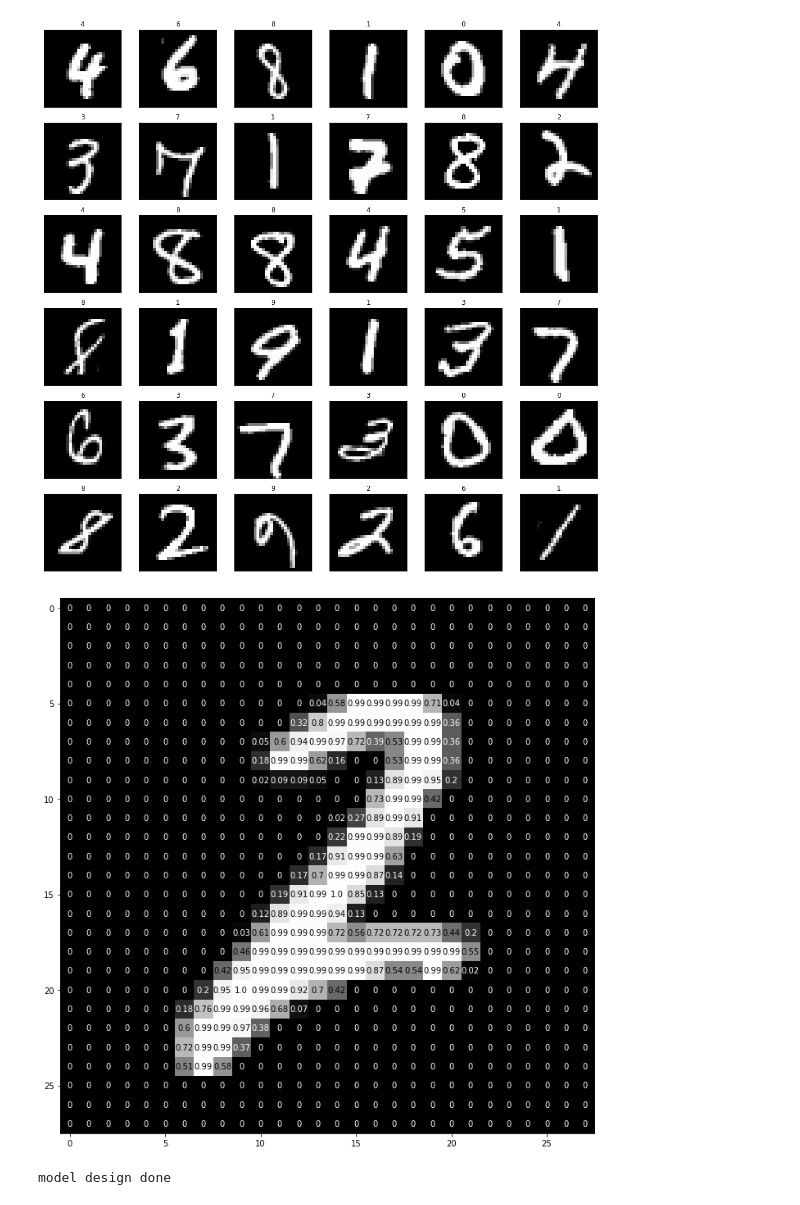
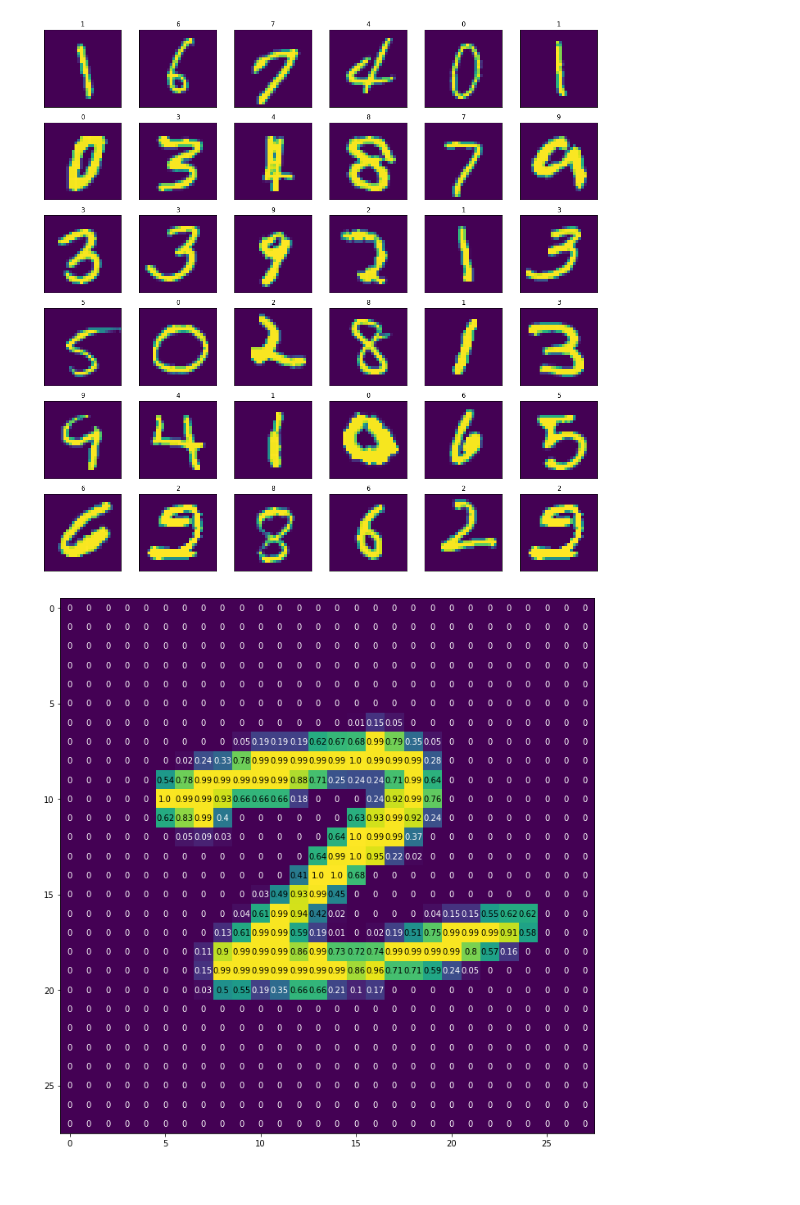
Before and after one commit to face22/lecture, a Jupyter notebook: mnist_mlp.ipynb, the cells around one changed output. Saved outputs shown, nothing was run; the diff lists cells and outputs as text; code cells hidden in the pictures.

```diff
--- a/mnist_mlp.ipynb
+++ b/mnist_mlp.ipynb
@@ -56,0 +3,25 @@ data loading done
+# %%
+# 필기체 수자 MNIST MLP 모델
+
+# Reference : tensorflow.org
+
+import tensorflow as tf
+from tensorflow import keras
+
+print('TensorFlow version: {}'.format(tf.__version__))
+
+mnist = keras.datasets.mnist
+(train_images, train_labels), (test_images, test_labels) = mnist.load_data()
+
+# scale the values to 0.0 to 1.0
+train_images = train_images / 255.0
+test_images = test_images / 255.0
+
+# reshape for feeding into the model
+train_images = train_images.reshape(train_images.shape[0], 28, 28, 1)
+test_images = test_images.reshape(test_images.shape[0], 28, 28, 1)
+
+class_names = ['0', '1', '2', '3', '4', '5', '6', '7', '8', '9']
+
+print('\ntrain_images.shape: {}, of {}'.format(train_images.shape, train_images.dtype))
+print('test_images.shape: {}, of {}'.format(test_images.shape, test_images.dtype))
@@ -57,58 +33,32 @@ data loading done
 # %%
-# obtain one batch of training images
+# MINST 보기
 import numpy as np
-dataiter = iter(train_loader)
-images, labels = dataiter.next()
-images = images.numpy()
+import matplotlib.pyplot as plt
 
 # plot 18" x 18"
 fig = plt.figure(figsize=(18, 18))
 for idx in range(36):
+    id = np.random.randint(60000)
     number = fig.add_subplot(6, 6, idx+1, xticks=[], yticks=[])
-    number.imshow(np.squeeze(images[idx]), cmap='gray')
-    # print out the correct label for each image
-    # .item() gets the value contained in a Tensor
-    number.set_title(str(labels[idx].item()))
+    number.imshow(np.squeeze(train_images[id])) #, cmap='gray')
+    number.set_title(class_names[train_labels[id]])
 # %% [output]
-[figure, old version]
+[figure, new version]
 # %%
-img = np.squeeze(images[43])
+# 이미지 데이터 상세
+img = np.squeeze(train_images[143])
 
 fig = plt.figure(figsize = (12,12))
 big_number = fig.add_subplot(111)
-big_number.imshow(img, cmap='gray')
+big_number.imshow(img) #, cmap='gray')
 width, height = img.shape
 thresh = img.max()/2.5
 for x in range(width):
     for y in range(height):
         val = round(img[x][y],2) if img[x][y] !=0 else 0
         big_number.annotate(str(val), xy=(y,x),
                     horizontalalignment='center',
                     verticalalignment='center',
                     color='white' if img[x][y]<thresh else 'black')
 # %% [output]
-[figure, old version]
+[figure, new version]
-# %%
-## 모델 설계하기
-
-class Net(nn.Module):
-    def __init__(self):
-        super(Net, self).__init__()
-        self.fc1 = nn.Linear(784, 400)
-        self.fc2 = nn.Linear(400, 150)
-        self.fc3 = nn.Linear(150, 50)
-        self.fc4 = nn.Linear(50, 10)
-
-    def forward(self, x):
-        x = x.float()
-        x = x.view(-1, 784)
-        x = F.relu(self.fc1(x))
-        x = F.relu(self.fc2(x))
-        x = F.relu(self.fc3(x))
-        x = F.relu(self.fc4(x))
-        x = F.log_softmax(x, dim=1)
-        return x
-
-print('model design done')
-# %% [output]
-model design done
```
Also changed, not shown: parts of 12 cells of this notebook.
